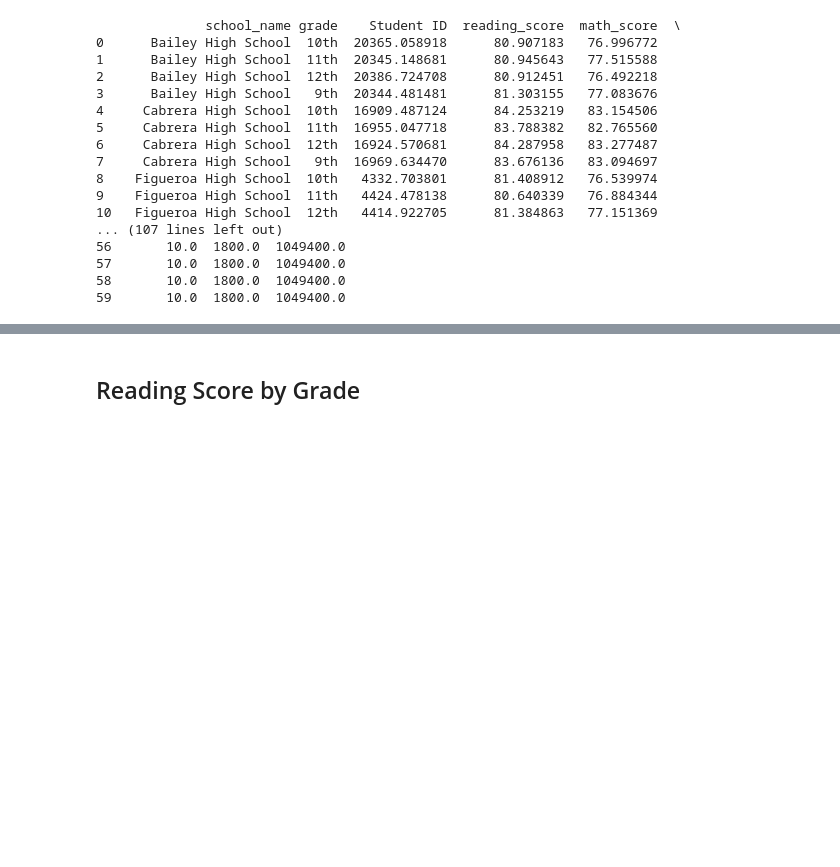
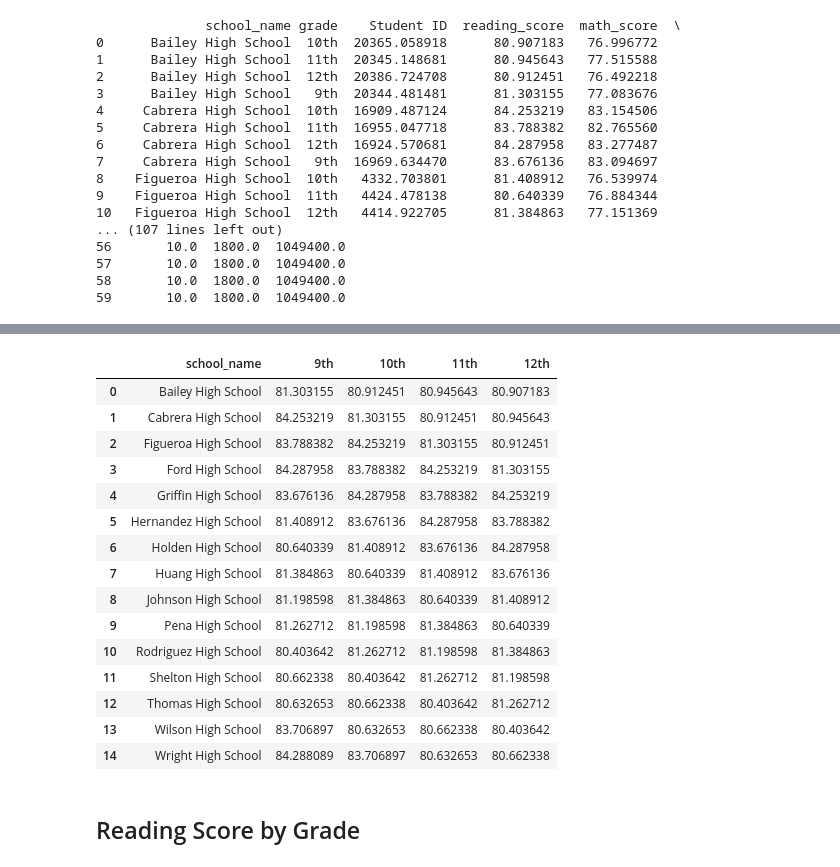
Before and after one commit to nazila-entezari/pandas-challenge, a Jupyter notebook: PyCitySchools/PyCitySchools_starter.ipynb, the cells around one changed output, grey strips where cells are left out. Cells and saved outputs as stored; diff of their text form; code cells hidden in the pictures; blank space fills up the shorter version.

```diff
--- a/PyCitySchools/PyCitySchools_starter.ipynb
+++ b/PyCitySchools/PyCitySchools_starter.ipynb
@@ -512,3 +410,53 @@ math_summary
+# %%
+#Create a pandas series for each grade reading
+x=0
+y=1
+z=2
+q=3
+graded_reading_score12=[]
+graded_reading_score11=[]
+graded_reading_score10=[]
+graded_reading_score9=[]
+for name in school_name:
+    reading_by_grade12=grade_grouped.iloc[x:x+1,3]
+    graded_reading_score12.append(float(reading_by_grade12))
+    x=x+1
+    reading_by_grade11=grade_grouped.iloc[y:y+1,3]
+    graded_reading_score11.append(float(reading_by_grade11))
+    y=y+1
+    reading_by_grade10=grade_grouped.iloc[z:z+1,3]
+    graded_reading_score10.append(float(reading_by_grade10))
+    z=z+1
+    reading_by_grade9=grade_grouped.iloc[q:q+1,3]
+    graded_reading_score9.append(float(reading_by_grade9))
+    q=q+1
+# %%
+#create the datafarme for reading
+reading_summary=pd.DataFrame({"school_name":school_name,
+                           "9th":graded_reading_score9,
+                           "10th":graded_reading_score10,
+                           "11th":graded_reading_score11,
+                          "12th":graded_reading_score12
+
+                          })
+reading_summary
+# %% [output]
+|  | school_name | 9th | 10th | 11th | 12th |
+| 0 | Bailey High School | 81.303155 | 80.912451 | 80.945643 | 80.907183 |
+| 1 | Cabrera High School | 84.253219 | 81.303155 | 80.912451 | 80.945643 |
+| 2 | Figueroa High School | 83.788382 | 84.253219 | 81.303155 | 80.912451 |
+| 3 | Ford High School | 84.287958 | 83.788382 | 84.253219 | 81.303155 |
+| 4 | Griffin High School | 83.676136 | 84.287958 | 83.788382 | 84.253219 |
+| 5 | Hernandez High School | 81.408912 | 83.676136 | 84.287958 | 83.788382 |
+| 6 | Holden High School | 80.640339 | 81.408912 | 83.676136 | 84.287958 |
+| 7 | Huang High School | 81.384863 | 80.640339 | 81.408912 | 83.676136 |
+| 8 | Johnson High School | 81.198598 | 81.384863 | 80.640339 | 81.408912 |
+| 9 | Pena High School | 81.262712 | 81.198598 | 81.384863 | 80.640339 |
+| 10 | Rodriguez High School | 80.403642 | 81.262712 | 81.198598 | 81.384863 |
+| 11 | Shelton High School | 80.662338 | 80.403642 | 81.262712 | 81.198598 |
+| 12 | Thomas High School | 80.632653 | 80.662338 | 80.403642 | 81.262712 |
+| 13 | Wilson High School | 83.706897 | 80.632653 | 80.662338 | 80.403642 |
+| 14 | Wright High School | 84.288089 | 83.706897 | 80.632653 | 80.662338 |
 # %% [markdown]
 ## Reading Score by Grade
 # %% [markdown]
```
Also changed, not shown: parts of 17 cells of this notebook.
